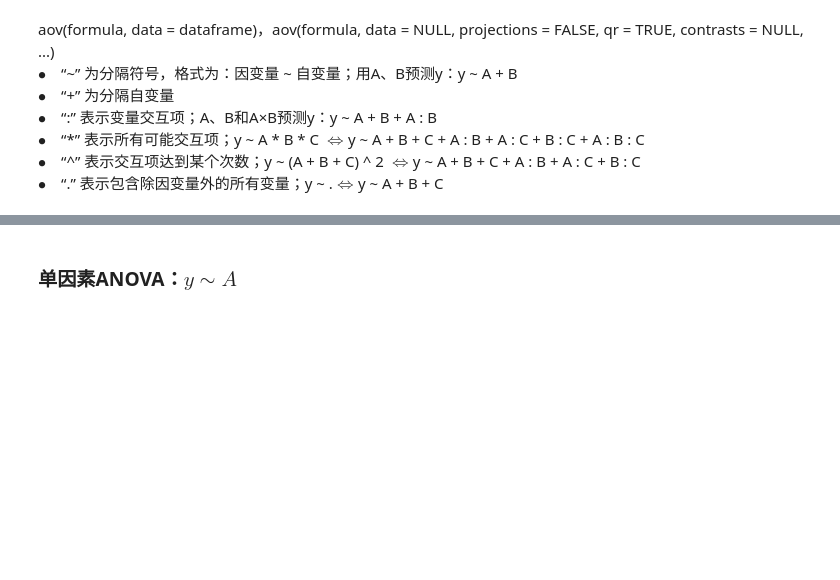
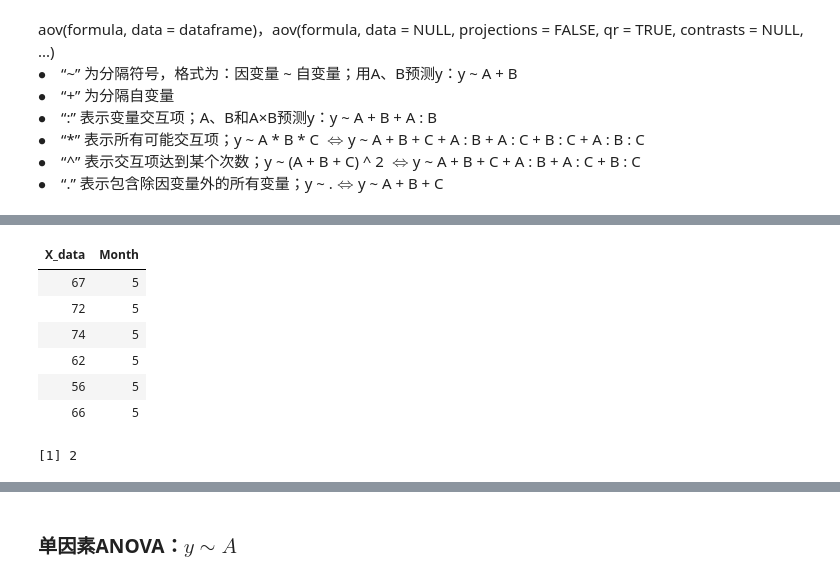
Before and after one commit to Sanningw/ML-and-DL, a Jupyter notebook: math/Statistics/R/stats.ipynb, the cells around one changed output, grey strips where cells are left out. Drawn from its saved outputs; the diff is of its cells as text; code cells hidden in the pictures; blank space fills up the shorter version.

```diff
--- a/math/Statistics/R/stats.ipynb
+++ b/math/Statistics/R/stats.ipynb
@@ -281,0 +292,14 @@ $\bullet$&ensp;&ensp;“.” 表示包含除因变量外的所有变量；y ~ .$
+# %%
+attach(airquality)    #获取温度与月份数据
+temp = transform(Temp, Month = Month) # marginally interesting ...
+detach(airquality)
+head(temp)
+# %% [output]
+| X_data | Month |
+| 67 | 5 |
+| 72 | 5 |
+| 74 | 5 |
+| 62 | 5 |
+| 56 | 5 |
+| 66 | 5 |
+[1] 2
```
Also changed, not shown: parts of 6 cells of this notebook, 3 other files.
